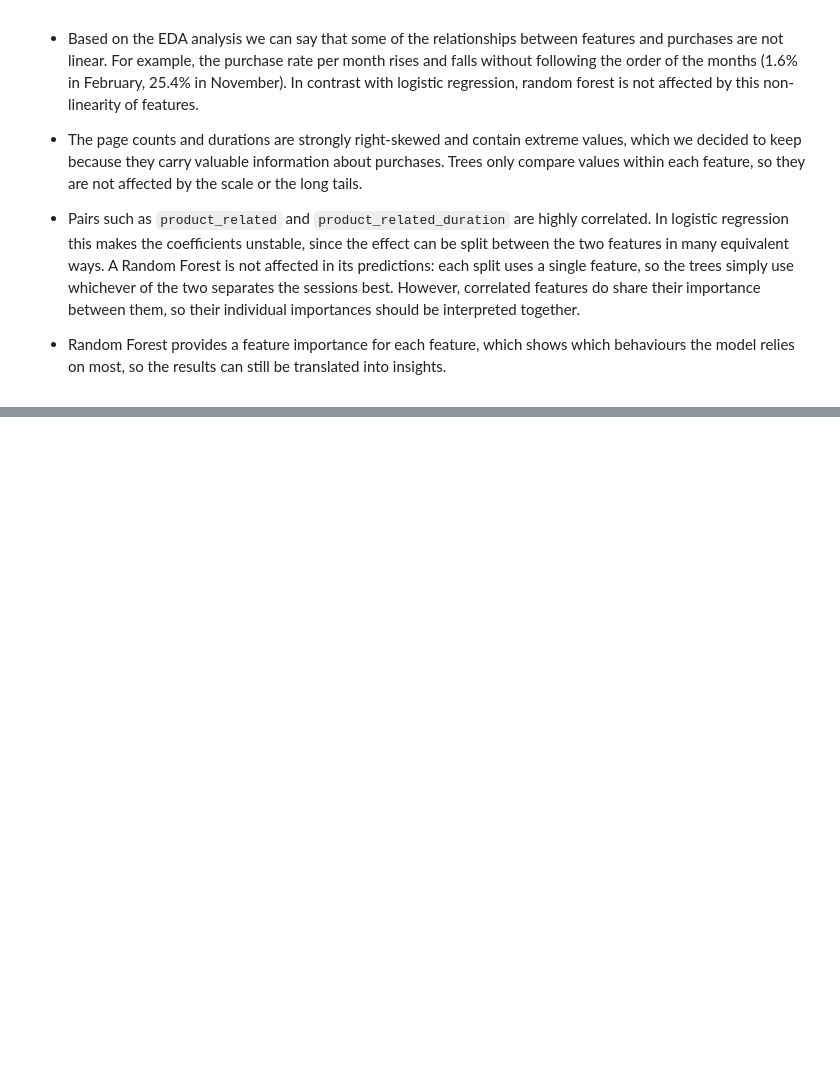
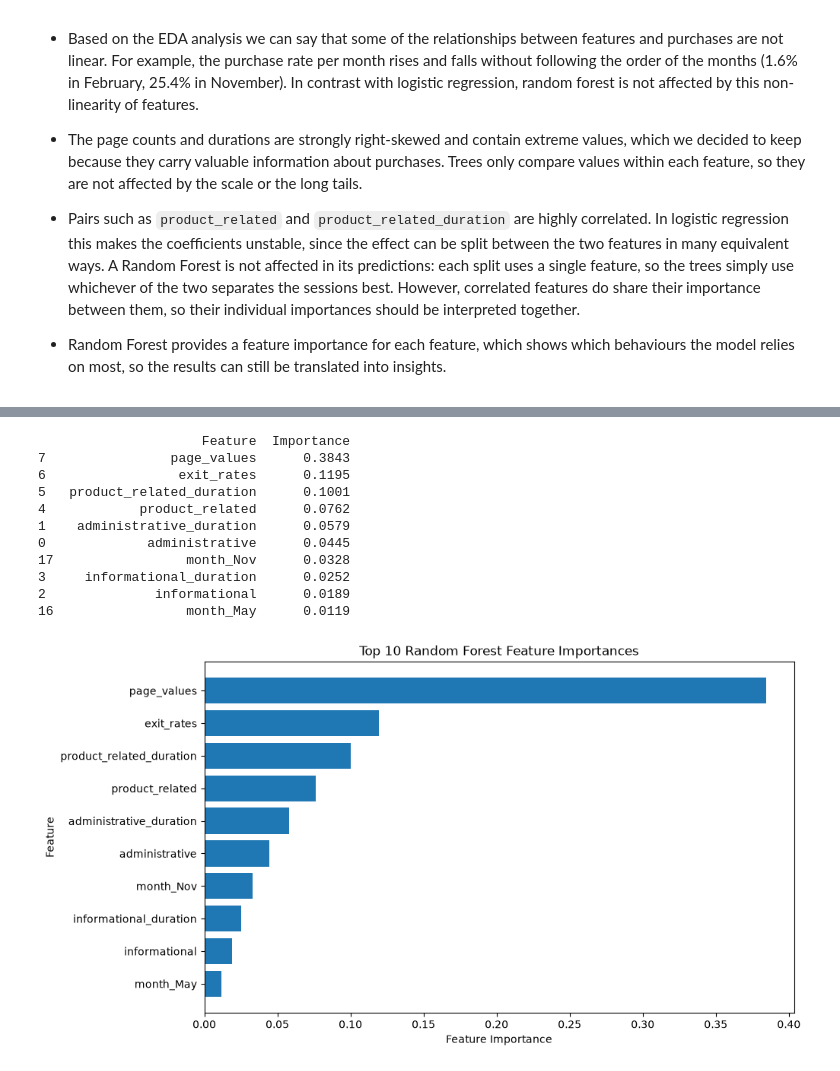
Before and after one commit to tginting-star/RLML_ecommerce_project, a Jupyter notebook: Project/Project code.ipynb, the cells around one changed output, grey strips where cells are left out. Cells and saved outputs as stored; diff of their text form; code cells hidden in the pictures; blank space fills up the shorter version.

```diff
--- a/Project/Project code.ipynb
+++ b/Project/Project code.ipynb
@@ -1026,0 +1147,33 @@ Both balancing techniques raise the F1 and the recall:
+# %%
+# Get feature importances
+importances = rf_tuned.feature_importances_
+
+# Create a dataframe for easier viewing
+rf_feature_importance_df = pd.DataFrame({
+    'Feature': X_train.columns,
+    'Importance': importances
+}).sort_values(by='Importance', ascending=False)
+
+top_10_features = rf_feature_importance_df.head(10)
+print(top_10_features)
+
+plt.figure(figsize=(10, 6))
+plt.barh(top_10_features['Feature'], top_10_features['Importance'])
+plt.gca().invert_yaxis()
+plt.xlabel('Feature Importance')
+plt.ylabel('Feature')
+plt.title(f'Top 10 Random Forest Feature Importances')
+plt.show()
+# %% [output]
+                     Feature  Importance
+7                page_values      0.3843
+6                 exit_rates      0.1195
+5   product_related_duration      0.1001
+4            product_related      0.0762
+1    administrative_duration      0.0579
+0             administrative      0.0445
+17                 month_Nov      0.0328
+3     informational_duration      0.0252
+2              informational      0.0189
+16                 month_May      0.0119
+[figure, added]
```
Also changed, not shown: parts of 46 cells of this notebook.
